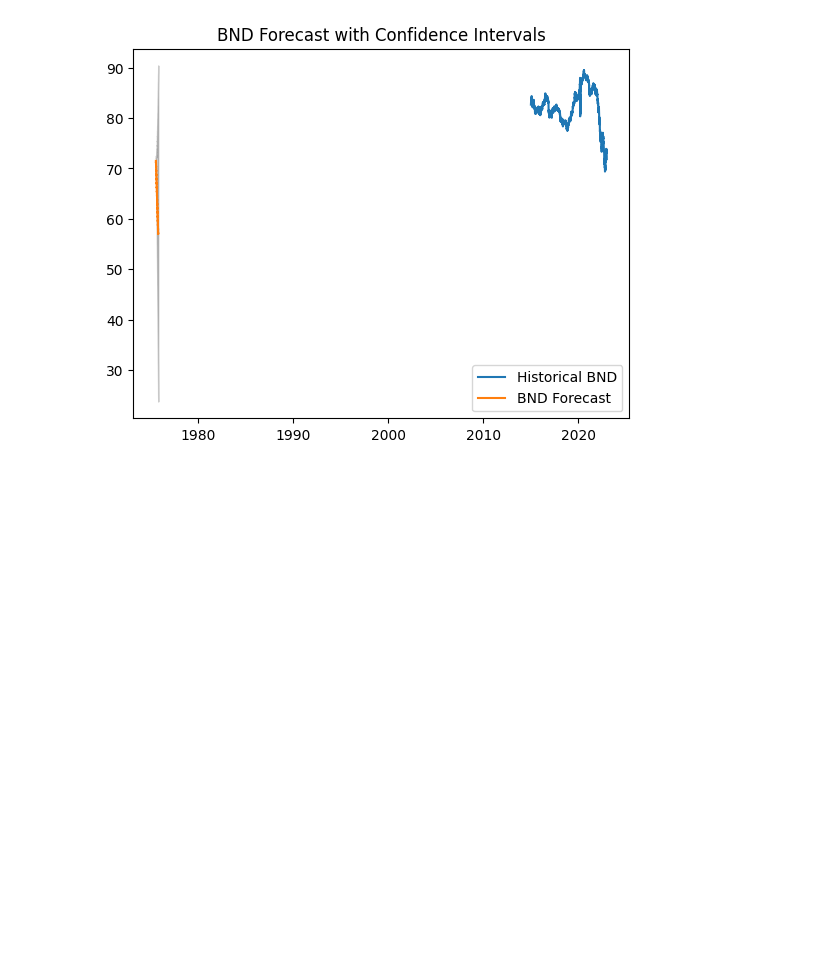
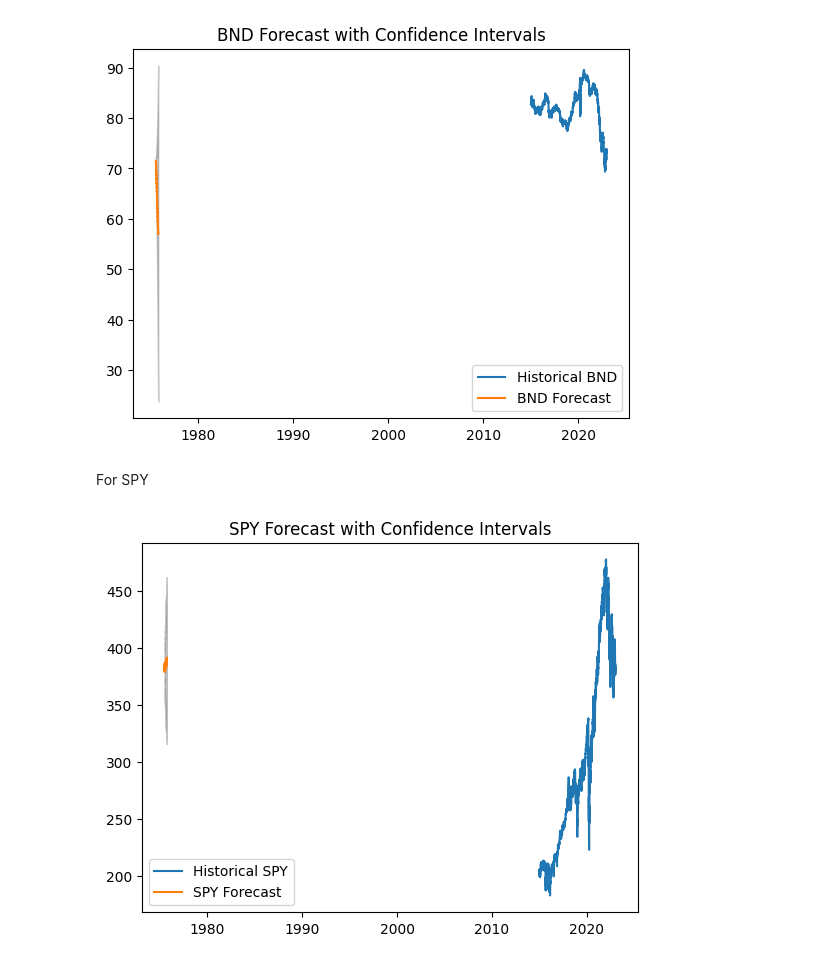
Before and after one commit to Birkity/PortfolioPredictor, a Jupyter notebook: notebooks/task_2.ipynb, the cells around one changed output. Drawn from its saved outputs; the diff is of its cells as text; code cells hidden in the pictures; blank space fills up the shorter version.

Commit message:
Build and forecast SARIMA(3,1,1)(2,1,0)[5] model for SPY

```diff
--- a/notebooks/task_2.ipynb
+++ b/notebooks/task_2.ipynb
@@ -70,3 +70,18 @@ plt.title('BND Forecast with Confidence Intervals')
 plt.show()
 # %% [output]
 [figure]
+# %% [markdown]
+For SPY
+# %%
+spy_sarima = SARIMAX(spy_data['Close'], order=(3, 1, 1), seasonal_order=(2, 1, 0, 5)).fit()
+spy_forecast = spy_sarima.get_forecast(steps=90)
+spy_ci = spy_forecast.conf_int()
+
+plt.plot(spy_data.index, spy_data['Close'], label='Historical SPY')
+plt.plot(spy_forecast.predicted_mean.index, spy_forecast.predicted_mean, label='SPY Forecast')
+plt.fill_between(spy_ci.index, spy_ci.iloc[:, 0], spy_ci.iloc[:, 1], color='k', alpha=0.2)
+plt.legend()
+plt.title('SPY Forecast with Confidence Intervals')
+plt.show()
+# %% [output]
+[figure, added]
```
